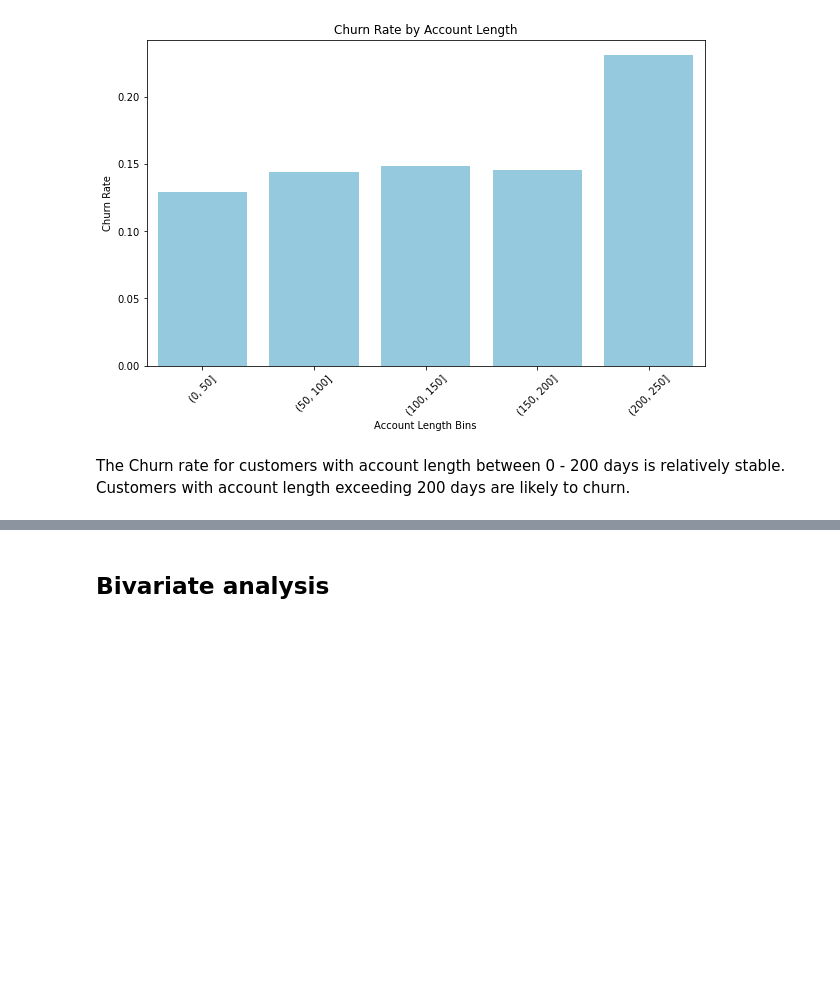
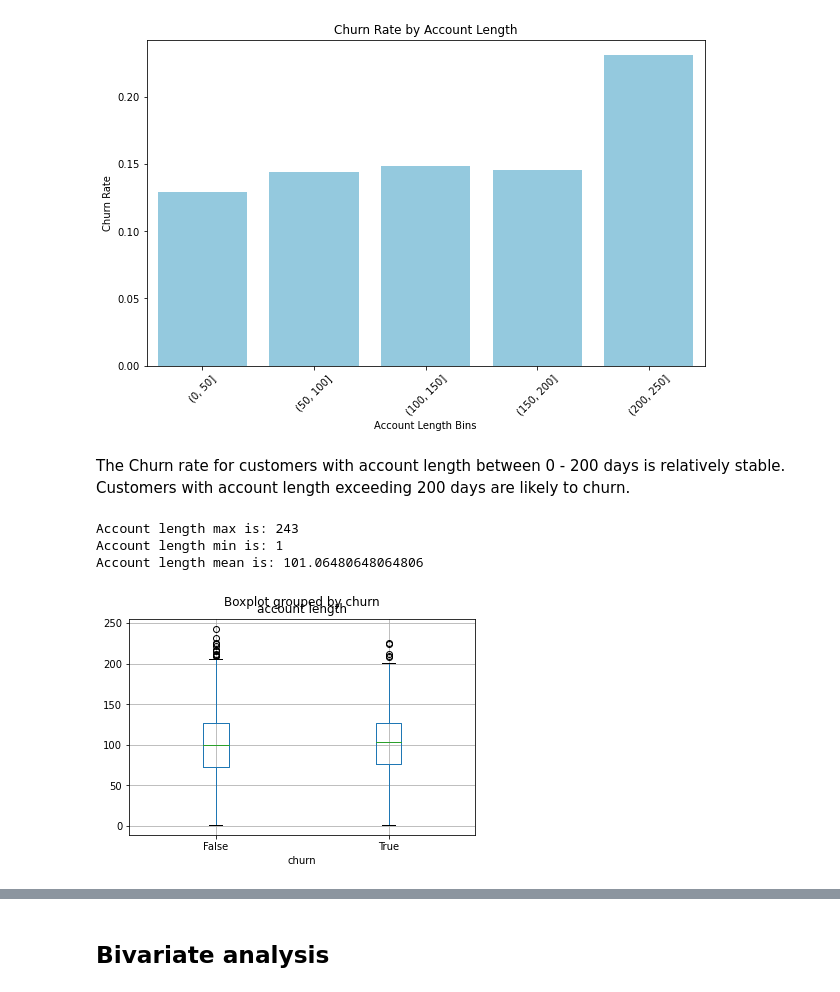
Before and after one commit to mercytegekson/Phase3Project, a Jupyter notebook: index.ipynb, the cells around one changed output, grey strips where cells are left out. Cells and saved outputs as stored; diff of their text form; code cells hidden in the pictures; blank space fills up the shorter version.

```diff
--- a/index.ipynb
+++ b/index.ipynb
@@ -343,6 +378,21 @@ plt.show()
 [figure]
 # %% [markdown]
 The Churn rate for customers with account length between 0 - 200 days is relatively stable. Customers with account length exceeding 200 days are likely to churn.
+# %%
+print("Account length max is:" , df1['account length'].max())
+
+print("Account length min is:" , df1['account length'].min())
+print("Account length mean is:" , df1['account length'].mean())
+# %% [output]
+Account length max is: 243
+Account length min is: 1
+Account length mean is: 101.06480648064806
+# %%
+# plotting a boxplot to visualize total day charge by churn
+df1.boxplot(column = 'account length', by = 'churn')
+plt.show()
+# %% [output]
+[figure, added]
 # %%
 df1.info()
 # %% [output]
```
Also changed, not shown: parts of 22 cells of this notebook.
